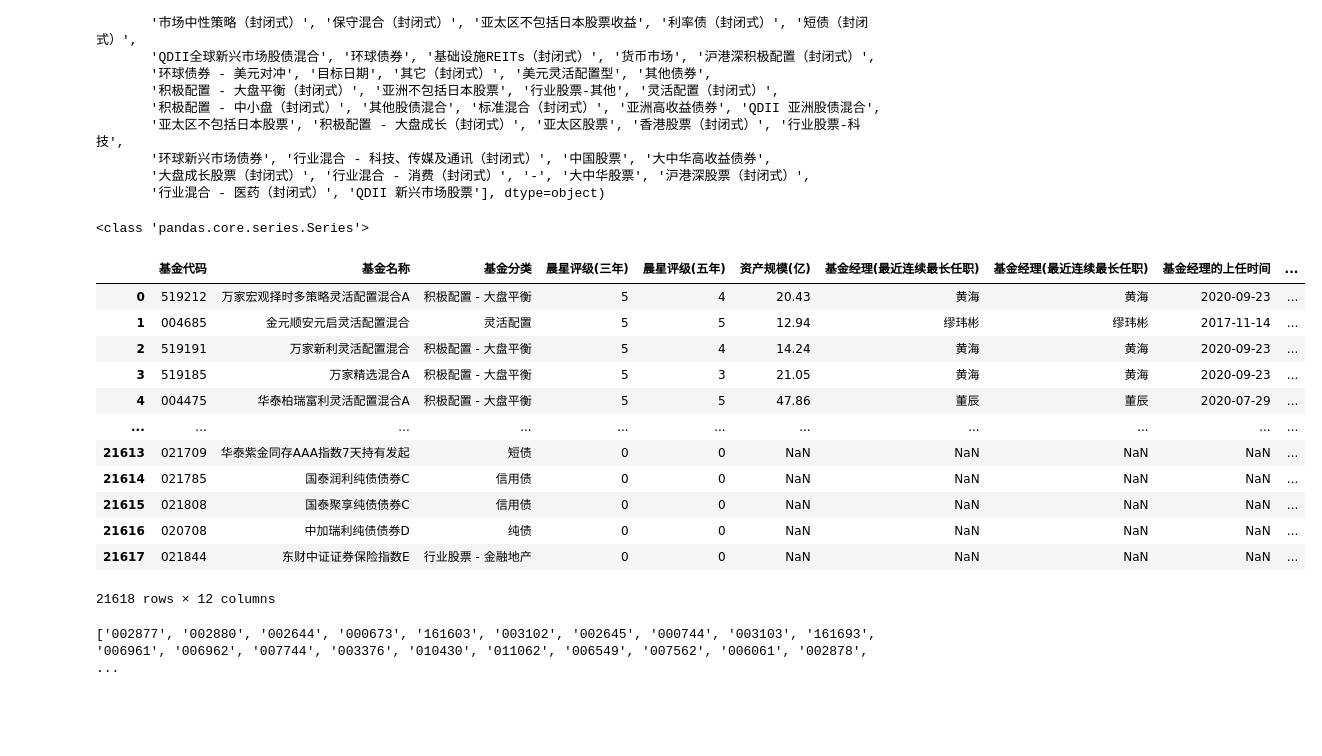
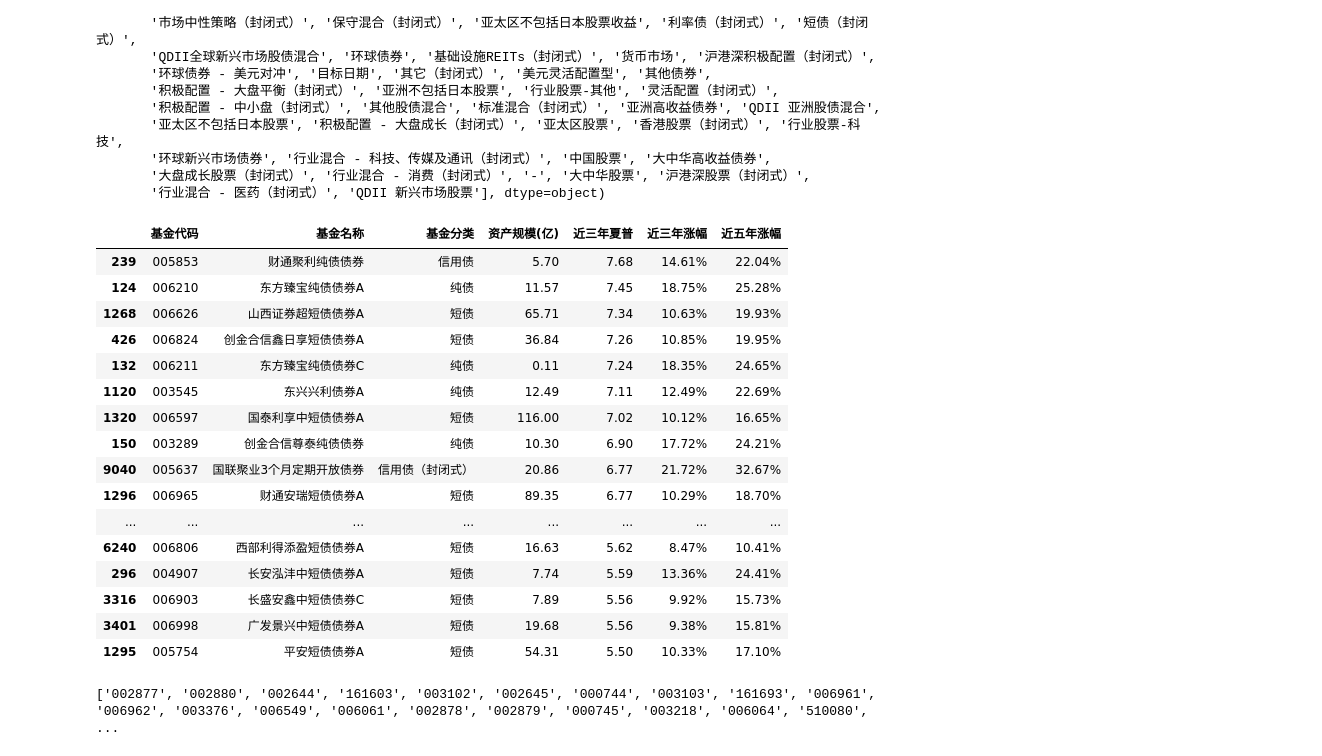
Before and after one commit to TinkerAC/IntelliFund, a Jupyter notebook: notebooks/tests.ipynb, the cells around one changed output. Saved outputs shown, nothing was run; the diff lists cells and outputs as text; code cells hidden in the pictures; blank space fills up the shorter version.

```diff
--- a/notebooks/tests.ipynb
+++ b/notebooks/tests.ipynb
@@ -98,51 +98,58 @@ bond_categories = [
     '可转债',
     '短债',
     '亚洲债券',
     '信用债（封闭式）',
     '普通债券（封闭式）',
     '积极债券（封闭式）',
     '利率债（封闭式）',
     '短债（封闭式）',
     '环球债券',
     '环球债券 - 美元对冲',
     '其他债券',
     '亚洲高收益债券',
     '环球新兴市场债券',
     '大中华高收益债券'
 ]
 
 sr_code = df_merged["基金代码"]
-print(type(sr_code))
 
 
 def clean_code(code):
     if not isinstance(code, str):
         code = str(code)
     if "." in code:
         return code.split(".")[0].zfill(6)
     else:
         return code.zfill(6)
 
 
 df_merged["基金代码"] = df_merged["基金代码"].apply(clean_code)
-df_merged
+
+df_merged = df_merged[["基金代码", "基金名称", "基金分类", "资产规模(亿)", "近三年夏普", "近三年涨幅", "近五年涨幅"]]
+df_merged = df_merged.dropna()
+df_sorted = df_merged.sort_values(by=["近三年夏普", "近三年涨幅", "近五年涨幅"], ascending=[False, False, False])
+
+df_sorted.head(30)
 # %% [output]
-<class 'pandas.core.series.Series'>
-|  | 基金代码 | 基金名称 | 基金分类 | 晨星评级(三年) | 晨星评级(五年) | 资产规模(亿) | 基金经理(最近连续最长任职) | 基金经理(最近连续最长任职) | 基金经理的上任时间 | ... |
-| 0 | 519212 | 万家宏观择时多策略灵活配置混合A | 积极配置 - 大盘平衡 | 5 | 4 | 20.43 | 黄海 | 黄海 | 2020-09-23 | ... |
-| 1 | 004685 | 金元顺安元启灵活配置混合 | 灵活配置 | 5 | 5 | 12.94 | 缪玮彬 | 缪玮彬 | 2017-11-14 | ... |
-| 2 | 519191 | 万家新利灵活配置混合 | 积极配置 - 大盘平衡 | 5 | 4 | 14.24 | 黄海 | 黄海 | 2020-09-23 | ... |
-| 3 | 519185 | 万家精选混合A | 积极配置 - 大盘平衡 | 5 | 3 | 21.05 | 黄海 | 黄海 | 2020-09-23 | ... |
-| 4 | 004475 | 华泰柏瑞富利灵活配置混合A | 积极配置 - 大盘平衡 | 5 | 5 | 47.86 | 董辰 | 董辰 | 2020-07-29 | ... |
-| ... | ... | ... | ... | ... | ... | ... | ... | ... | ... | ... |
-| 21613 | 021709 | 华泰紫金同存AAA指数7天持有发起 | 短债 | 0 | 0 | NaN | NaN | NaN | NaN | ... |
-| 21614 | 021785 | 国泰润利纯债债券C | 信用债 | 0 | 0 | NaN | NaN | NaN | NaN | ... |
-| 21615 | 021808 | 国泰聚享纯债债券C | 信用债 | 0 | 0 | NaN | NaN | NaN | NaN | ... |
-| 21616 | 020708 | 中加瑞利纯债债券D | 纯债 | 0 | 0 | NaN | NaN | NaN | NaN | ... |
-| 21617 | 021844 | 东财中证证券保险指数E | 行业股票 - 金融地产 | 0 | 0 | NaN | NaN | NaN | NaN | ... |
+|  | 基金代码 | 基金名称 | 基金分类 | 资产规模(亿) | 近三年夏普 | 近三年涨幅 | 近五年涨幅 |
+| 239 | 005853 | 财通聚利纯债债券 | 信用债 | 5.70 | 7.68 | 14.61% | 22.04% |
+| 124 | 006210 | 东方臻宝纯债债券A | 纯债 | 11.57 | 7.45 | 18.75% | 25.28% |
+| 1268 | 006626 | 山西证券超短债债券A | 短债 | 65.71 | 7.34 | 10.63% | 19.93% |
+| 426 | 006824 | 创金合信鑫日享短债债券A | 短债 | 36.84 | 7.26 | 10.85% | 19.95% |
+| 132 | 006211 | 东方臻宝纯债债券C | 纯债 | 0.11 | 7.24 | 18.35% | 24.65% |
+| 1120 | 003545 | 东兴兴利债券A | 纯债 | 12.49 | 7.11 | 12.49% | 22.69% |
+| 1320 | 006597 | 国泰利享中短债债券A | 短债 | 116.00 | 7.02 | 10.12% | 16.65% |
+| 150 | 003289 | 创金合信尊泰纯债债券 | 纯债 | 10.30 | 6.90 | 17.72% | 24.21% |
+| 9040 | 005637 | 国联聚业3个月定期开放债券 | 信用债（封闭式） | 20.86 | 6.77 | 21.72% | 32.67% |
+| 1296 | 006965 | 财通安瑞短债债券A | 短债 | 89.35 | 6.77 | 10.29% | 18.70% |
+| ... | ... | ... | ... | ... | ... | ... | ... |
+| 6240 | 006806 | 西部利得添盈短债债券A | 短债 | 16.63 | 5.62 | 8.47% | 10.41% |
+| 296 | 004907 | 长安泓沣中短债债券A | 短债 | 7.74 | 5.59 | 13.36% | 24.41% |
+| 3316 | 006903 | 长盛安鑫中短债债券C | 短债 | 7.89 | 5.56 | 9.92% | 15.73% |
+| 3401 | 006998 | 广发景兴中短债债券A | 短债 | 19.68 | 5.56 | 9.38% | 15.81% |
+| 1295 | 005754 | 平安短债债券A | 短债 | 54.31 | 5.50 | 10.33% | 17.10% |
-21618 rows × 12 columns
 # %%
 needed_fund_code = df_merged[df_merged['基金分类'].isin(bond_categories)]['基金代码']
 print(needed_fund_code.tolist())
 # %% [output]
-['002877', '002880', '002644', '000673', '161603', '003102', '002645', '000744', '003103', '161693', '006961', '006962', '007744', '003376', '010430', '011062', '006549', '007562', '006061', '002878', ...
+['002877', '002880', '002644', '161603', '003102', '002645', '000744', '003103', '161693', '006961', '006962', '003376', '006549', '006061', '002878', '002879', '000745', '003218', '006064', '510080', ...
```
Also changed, not shown: 16 other files.
